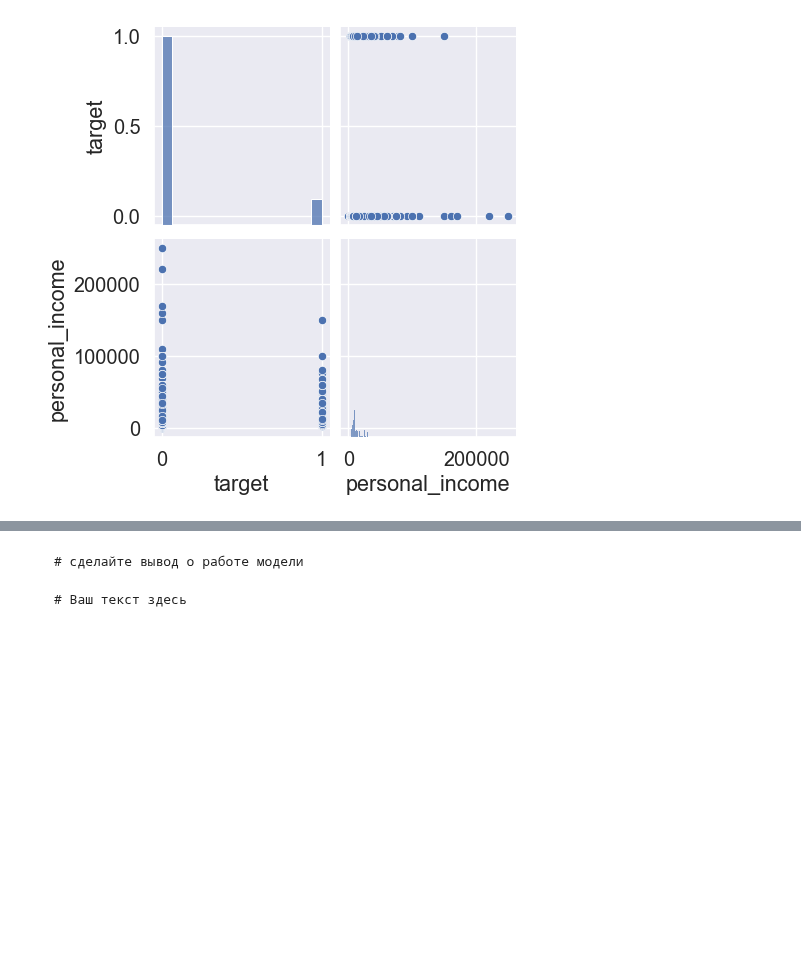
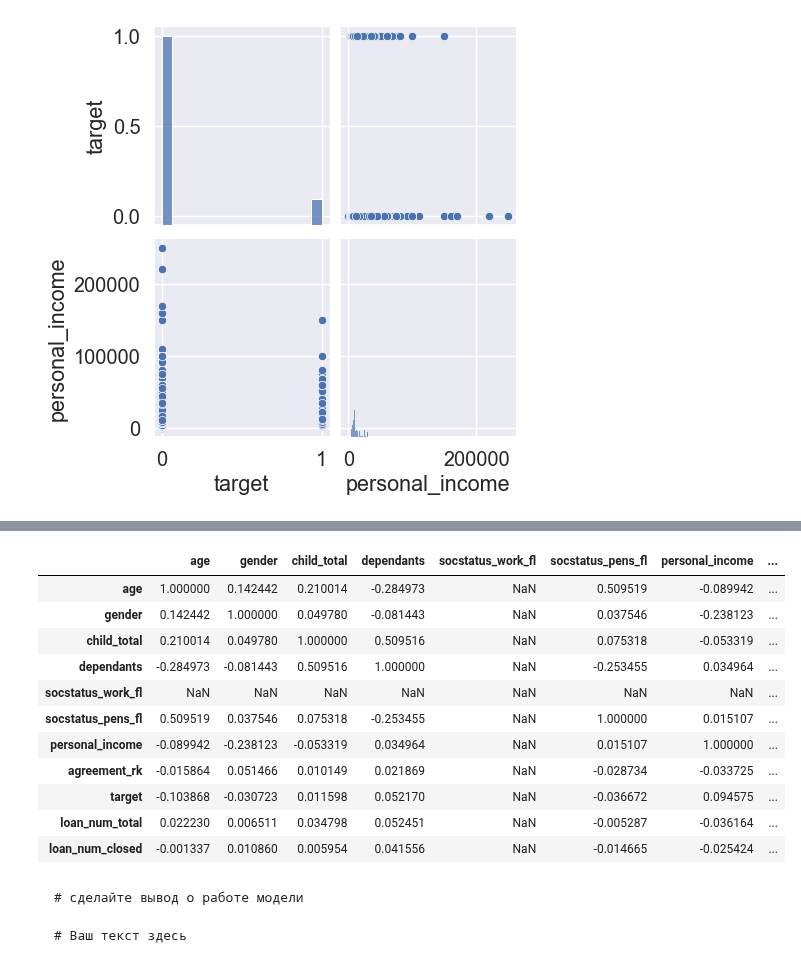
Before and after one commit to IgorKolotushkin/machine_learning_ds, a Jupyter notebook: hw4/homework. Метод ближайших соседей.ipynb, the cells around one changed output, grey strips where cells are left out. Drawn from its saved outputs; the diff is of its cells as text; code cells hidden in the pictures; blank space fills up the shorter version.

```diff
--- a/hw4/homework. Метод ближайших соседей.ipynb
+++ b/hw4/homework. Метод ближайших соседей.ipynb
@@ -304,3 +320,18 @@ sns.pairplot(num_df[['target', 'personal_income']])
+# %%
+df.corr()
+# %% [output]
+|  | age | gender | child_total | dependants | socstatus_work_fl | socstatus_pens_fl | personal_income | ... |
+| age | 1.000000 | 0.142442 | 0.210014 | -0.284973 | NaN | 0.509519 | -0.089942 | ... |
+| gender | 0.142442 | 1.000000 | 0.049780 | -0.081443 | NaN | 0.037546 | -0.238123 | ... |
+| child_total | 0.210014 | 0.049780 | 1.000000 | 0.509516 | NaN | 0.075318 | -0.053319 | ... |
+| dependants | -0.284973 | -0.081443 | 0.509516 | 1.000000 | NaN | -0.253455 | 0.034964 | ... |
+| socstatus_work_fl | NaN | NaN | NaN | NaN | NaN | NaN | NaN | ... |
+| socstatus_pens_fl | 0.509519 | 0.037546 | 0.075318 | -0.253455 | NaN | 1.000000 | 0.015107 | ... |
+| personal_income | -0.089942 | -0.238123 | -0.053319 | 0.034964 | NaN | 0.015107 | 1.000000 | ... |
+| agreement_rk | -0.015864 | 0.051466 | 0.010149 | 0.021869 | NaN | -0.028734 | -0.033725 | ... |
+| target | -0.103868 | -0.030723 | 0.011598 | 0.052170 | NaN | -0.036672 | 0.094575 | ... |
+| loan_num_total | 0.022230 | 0.006511 | 0.034798 | 0.052451 | NaN | -0.005287 | -0.036164 | ... |
+| loan_num_closed | -0.001337 | 0.010860 | 0.005954 | 0.041556 | NaN | -0.014665 | -0.025424 | ... |
 # %%
 # раздедлите на обучающую и тестовую выборки
 
```
Also changed, not shown: parts of 3 cells of this notebook, 1 other file.
